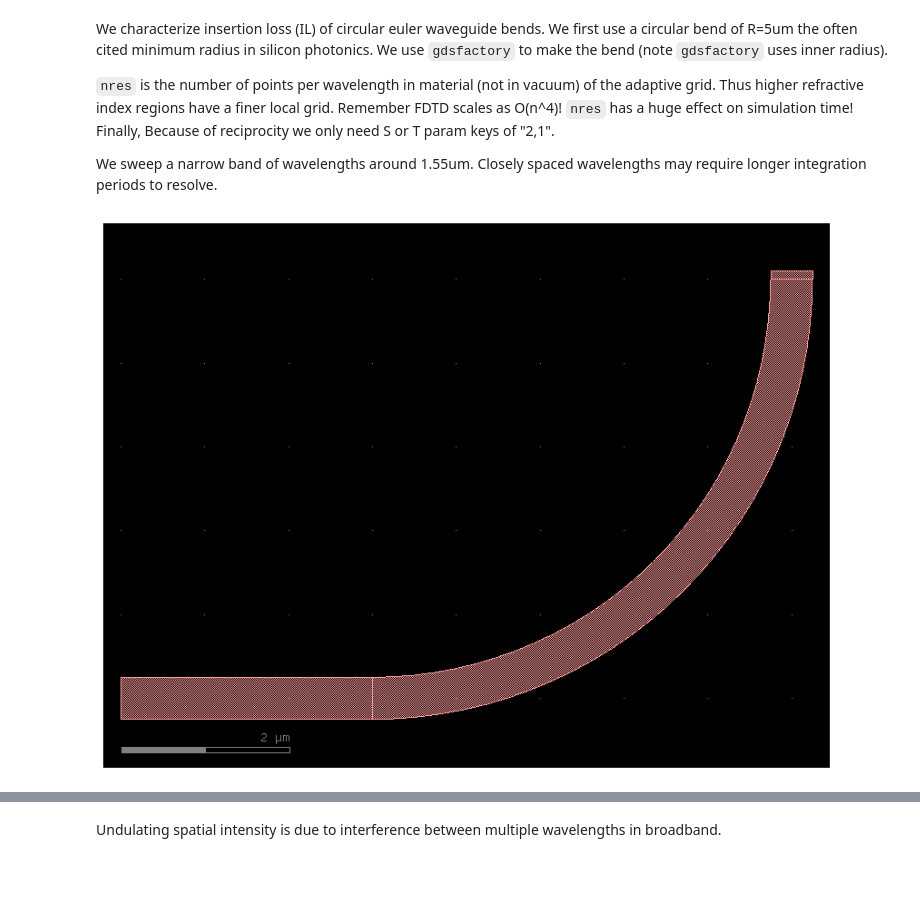
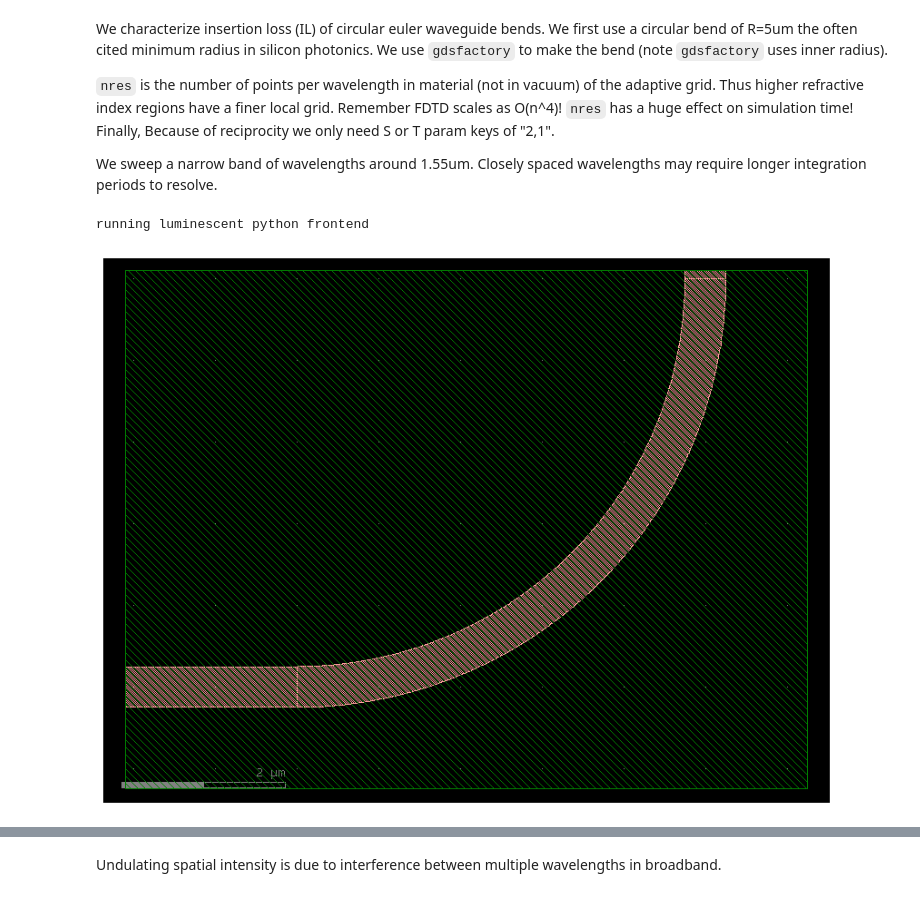
Before and after one commit to paulxshen/Luminescent.jl, a Jupyter notebook: Luminescent_AI_docs.ipynb, the cells around one changed output, grey strips where cells are left out. Drawn from its saved outputs; the diff is of its cells as text; code cells hidden in the pictures.

```diff
--- a/Luminescent_AI_docs.ipynb
+++ b/Luminescent_AI_docs.ipynb
@@ -103,27 +98,29 @@ We sweep a narrow band of wavelengths around 1.55um. Closely spaced wavelengths
 # %%
 import luminescent as lumi
 import gdsfactory as gf
 import numpy as np
 import os
 
 radius = 5
+source_port_margin = 2
 
 c=gf.Component()
-bend = gf.components.bend_circular(radius)
-ext1 = gf.components.straight(length=3)
-ext2 = gf.components.straight(length=.1)
 
-_ext1=c<<ext1
-_ext2=c<<ext2
-_bend=c<<bend
-_ext1.connect("o2",_bend.ports["o1"])
-_ext2.connect("o1",_bend.ports["o2"])
+dut=c<< gf.components.bend_circular(radius)
+ext1=c<<gf.components.straight(length=source_port_margin+.1)
+ext2=c<<gf.components.straight(length=.1)
 
-c.add_port("o1", port=_bend.ports["o1"])
-c.add_port("o2", port=_bend.ports["o2"])
+ext1.connect("o2",dut.ports["o1"])
+ext2.connect("o1",dut.ports["o2"])
+
+c.add_port("o1", dut.ports["o1"])
+c.add_port("o2", dut.ports["o2"])
+
+c << gf.components.bbox(component=c, layer=lumi.BBOX, right=1, bottom=1)
 c.plot()
 # %% [output]
+running luminescent python frontend
-[figure, old version]
+[figure, new version]
 # %%
 keys = ["2,1"]  # same as keys=["o2@0,o1@0"]
 nres = 6
```
Also changed, not shown: parts of 12 cells of this notebook.
